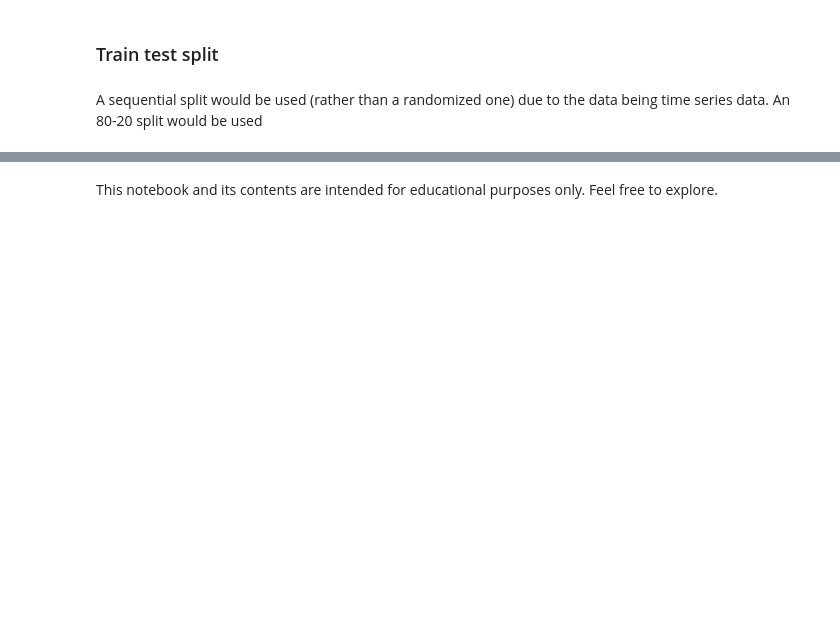
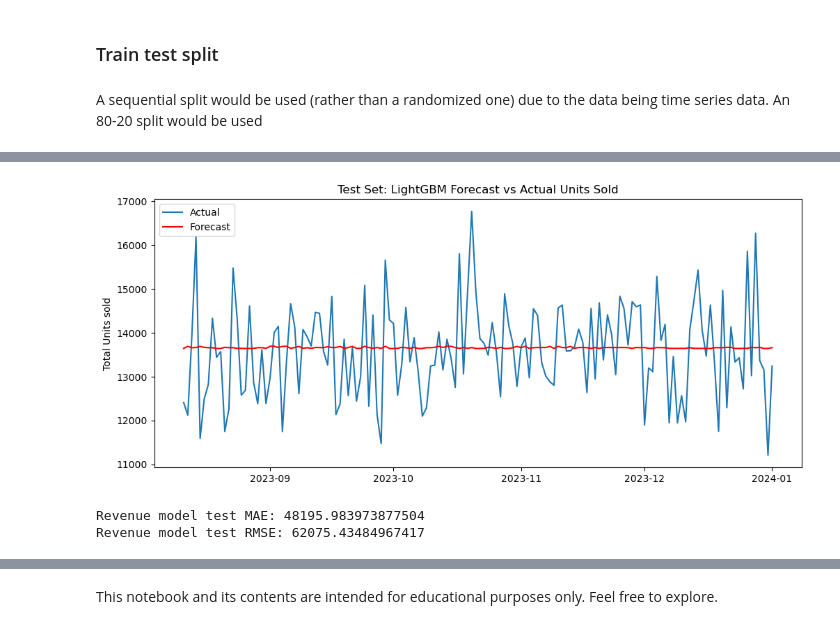
Before and after one commit to Mohammed-Hanan-Othman/time-series-forecasting, a Jupyter notebook: notebooks/sales_prediction_lightgbm.ipynb, the cells around one changed output, grey strips where cells are left out. Cells and saved outputs as stored; diff of their text form; code cells hidden in the pictures; blank space fills up the shorter version.

```diff
--- a/notebooks/sales_prediction_lightgbm.ipynb
+++ b/notebooks/sales_prediction_lightgbm.ipynb
@@ -205,0 +330,22 @@ y_train_revenue, y_test_revenue = y_revenue[:cutoff], y_revenue[cutoff:]
+# %%
+# Visualize unit training predictions
+plt.figure(figsize=(12, 5))
+plt.plot(X_test_units.index, y_test_units, label="Actual")
+plt.plot(X_test_units.index, y_test_pred_units, label="Forecast", color="red")
+plt.title("Test Set: LightGBM Forecast vs Actual Units Sold")
+plt.ylabel("Total Units sold")
+plt.legend()
+plt.show()
+# %% [output]
+[figure, added]
+# %%
+# Make revenue training evaluation
+y_test_pred_rev = revenue_model.predict(X_test_revenue)
+test_mae = mean_absolute_error(y_test_revenue, y_test_pred_rev)
+test_rmse = np.sqrt(mean_squared_error(y_test_revenue, y_test_pred_rev))
+
+print("Revenue model test MAE:", test_mae)
+print("Revenue model test RMSE:", test_rmse)
+# %% [output]
+Revenue model test MAE: 48195.983973877504
+Revenue model test RMSE: 62075.43484967417
```
Also changed, not shown: parts of 15 cells of this notebook.
